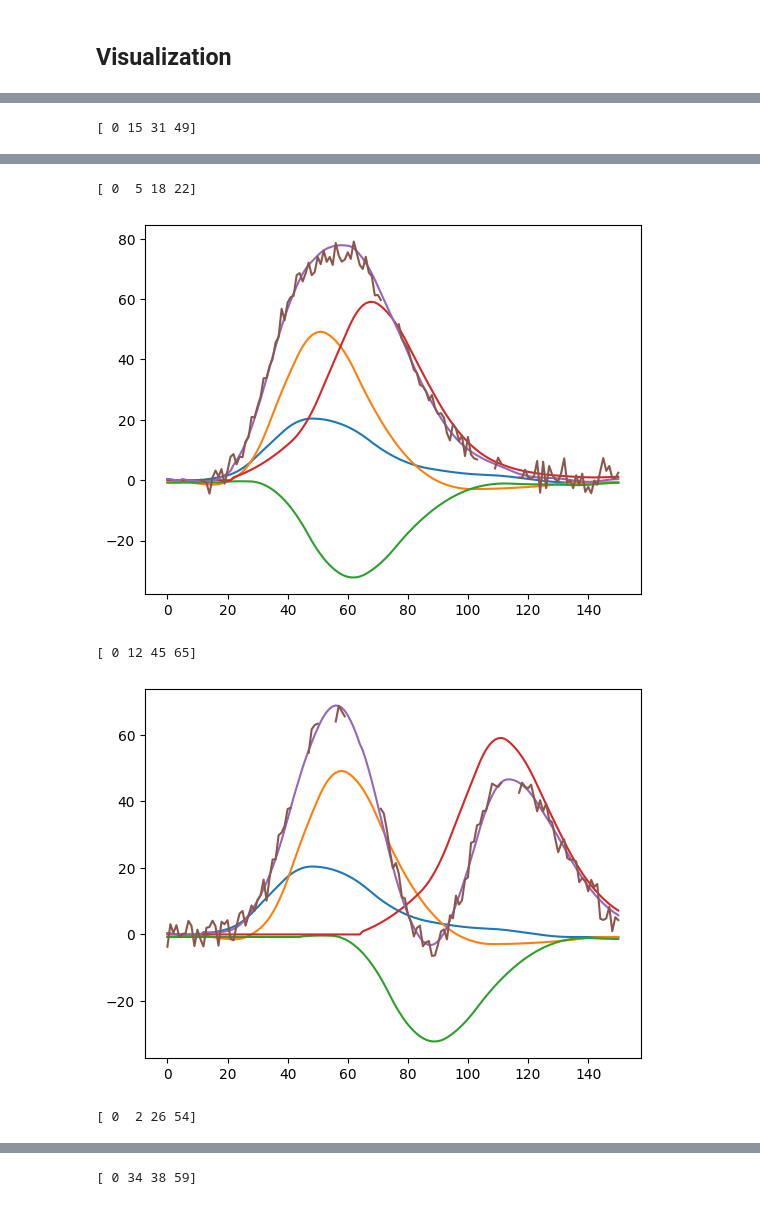
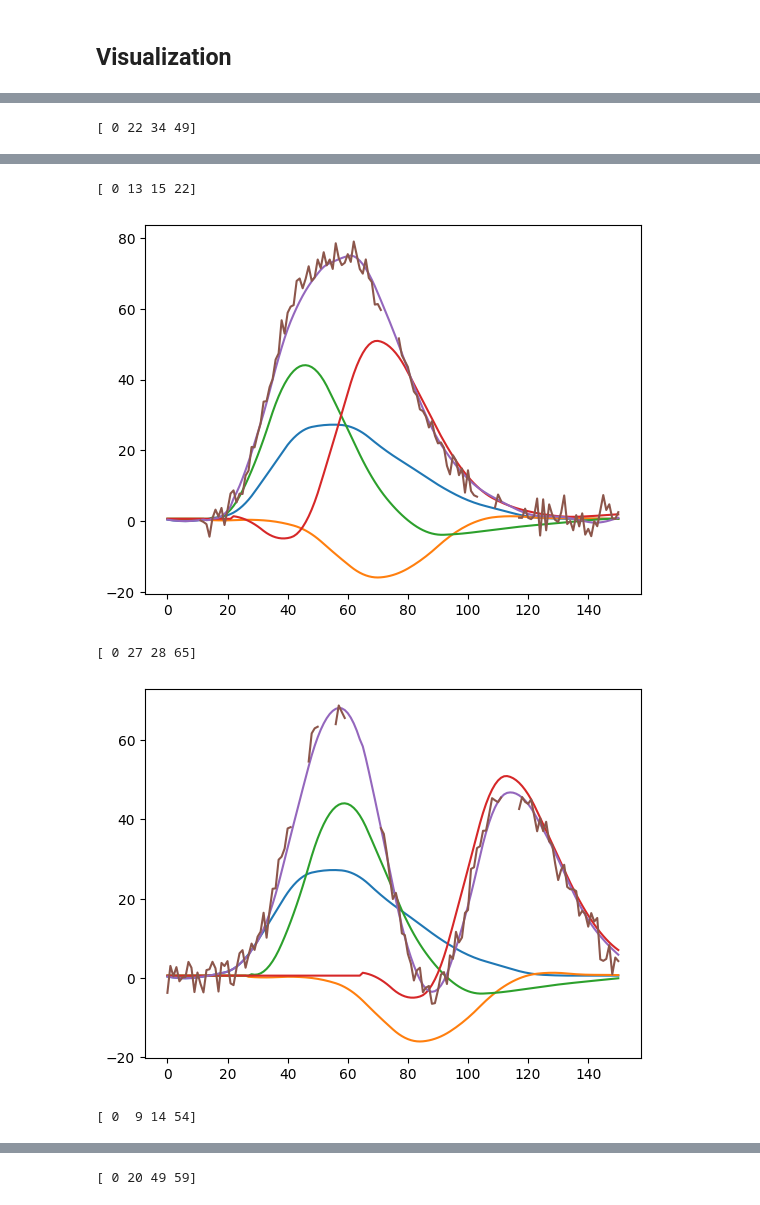
Before and after one commit to JoKra1/mssm, a Jupyter notebook: 2) DC GAMM.ipynb, the cells around one changed output, grey strips where cells are left out. Cells and saved outputs as stored; diff of their text form; code cells hidden in the pictures.

```diff
--- a/2) DC GAMM.ipynb
+++ b/2) DC GAMM.ipynb
@@ -104,8 +104,7 @@ for nc in range(n_chains):
 # The penalties match in dimension the smooths (n_k). We also set the start_index since we have
 # one unpenalized term in our model matrix - the first intercept.
 
-lTerms = [utils.LambdaTerm(penalties = [utils.diff_pen(n_k,4,identifiable=False)[0] for _ in range(n_j)],start_index=1)]
-          #utils.LambdaTerm(penalties = [utils.id_dist_pen(n_s,lambda x: 1)])]
+lTerms = [utils.LambdaTerm(penalties = [utils.diff_pen(n_k,3,identifiable=False)[0] for _ in range(n_j)],start_index=1)]
 # %% [markdown]
 ## Defining the model
 # %%
@@ -239,9 +238,9 @@ for s in range(5):
         plt.plot(mat_s[:,ii:i] @ coef_est[ii:i] + coef_est[0])
         iii += 1
         ii += n_k
-    plt.plot(mat_s[:,ii:ii+n_k] @ coef_est[ii:ii+n_k])
+    plt.plot(mat_s[:,ii:ii+n_k] @ coef_est[ii:ii+n_k] + coef_est[0])
     plt.plot(mat_s @ coef_est)
     plt.plot(y_s)
     plt.show()
 # %% [output]
-[ 0 15 31 49]
+[ 0 22 34 49]
@@ -249,5 +248,5 @@ for s in range(5):
-[ 0  5 18 22]
+[ 0 13 15 22]
-[figure, old version]
+[figure, new version]
-[ 0 12 45 65]
+[ 0 27 28 65]
-[figure, old version]
+[figure, new version]
-[ 0  2 26 54]
+[ 0  9 14 54]
@@ -255 +254 @@ for s in range(5):
-[ 0 34 38 59]
+[ 0 20 49 59]
```
Also changed, not shown: parts of 17 cells of this notebook, 2 other files.
